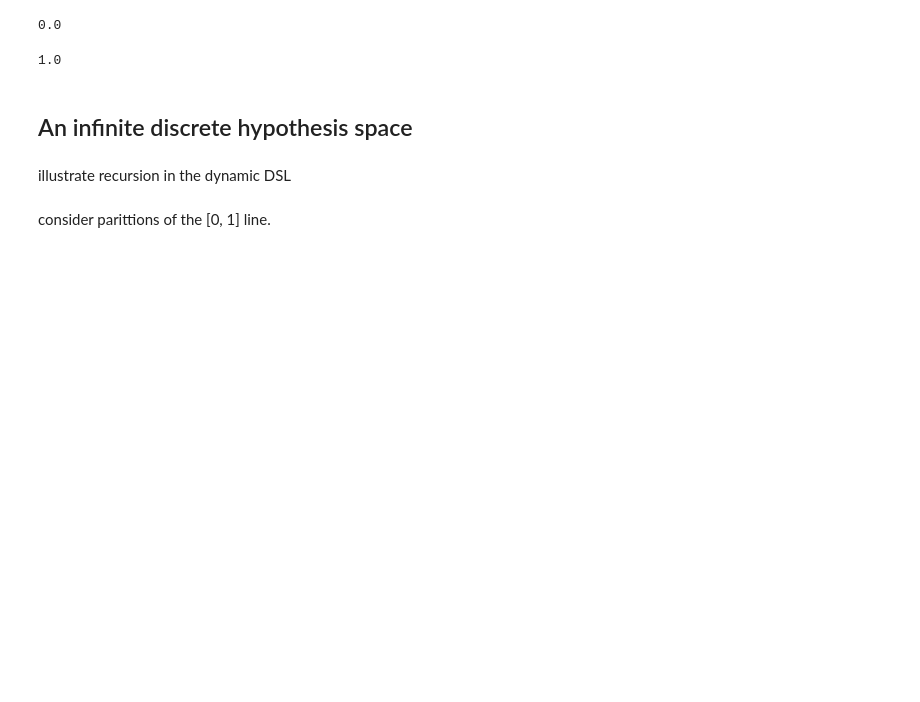
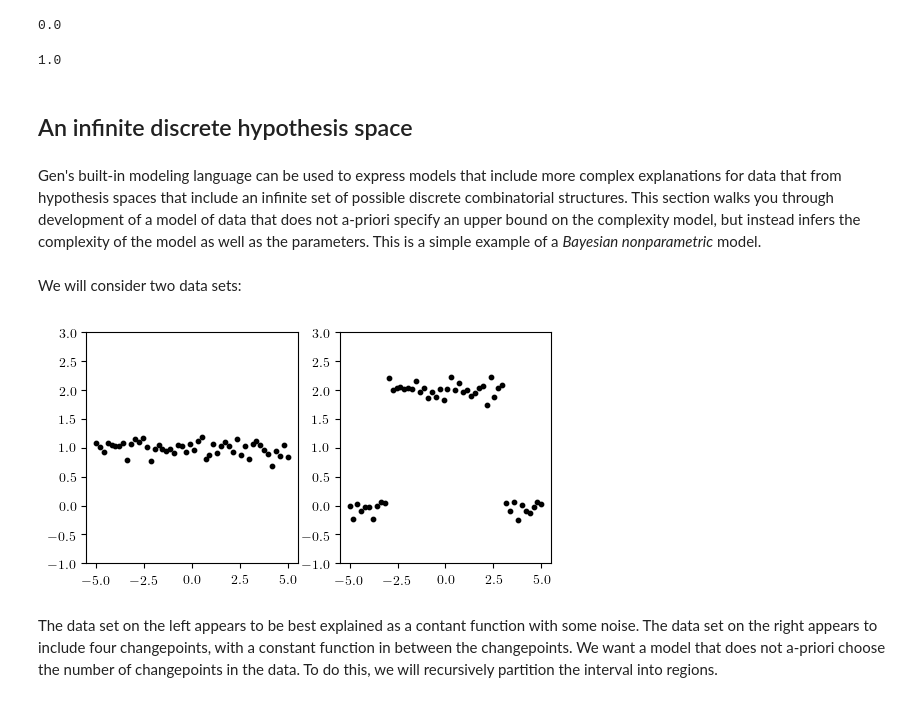
Before and after one commit to probcomp/gen-quickstart, a Jupyter notebook: tutorial-importance-sampling/tutorial-intro-modeling-language.ipynb, the cells around one changed output. Saved outputs shown, nothing was run; the diff lists cells and outputs as text; code cells hidden in the pictures; blank space fills up the shorter version.

Commit message:
finish intro modeling lang tutorial

```diff
--- a/tutorial-importance-sampling/tutorial-intro-modeling-language.ipynb
+++ b/tutorial-importance-sampling/tutorial-intro-modeling-language.ipynb
@@ -716,10 +718,26 @@ println(estimate_prob_sine(xs, ys_sine))
 1.0
 # %% [markdown]
 ## An infinite discrete hypothesis space
-# %% [markdown]
-illustrate recursion in the dynamic DSL
-# %% [markdown]
-consider parittions of the [0, 1] line.
+# %% [markdown]
+Gen's built-in modeling language can be used to express models that include more complex explanations for data that from hypothesis spaces that include an infinite set of possible discrete combinatorial structures. This section walks you through development of a model of data that does not a-priori specify an upper bound on the complexity model, but instead infers the complexity of the model as well as the parameters. This is a simple example of a *Bayesian nonparametric* model.
+# %% [markdown]
+We will consider two data sets:
+# %%
+xs_dense = collect(range(-5, stop=5, length=50))
+ys_simple = fill(1., length(xs_dense)) .+ randn(length(xs_dense)) * 0.1
+ys_complex = [Int(floor(abs(x/3))) % 2 == 0 ? 2 : 0 for x in xs_dense] .+ randn(length(xs_dense)) * 0.1;
+# %%
+figure(figsize=(6,3))
+subplot(1, 2, 1)
+scatter(xs_dense, ys_simple, color="black", s=10)
+gca()[:set_ylim]((-1, 3))
+subplot(1, 2, 2)
+scatter(xs_dense, ys_complex, color="black", s=10);
+gca()[:set_ylim]((-1, 3));
+# %% [output]
+[figure, added]
+# %% [markdown]
+The data set on the left appears to be best explained as a contant function with some noise. The data set on the right appears to include four changepoints, with a constant function in between the changepoints. We want a model that does not a-priori choose the number of changepoints in the data. To do this, we will recursively partition the interval into regions.
 # %%
 struct Interval
     l::Float64
```
Also changed, not shown: parts of 68 cells of this notebook.
